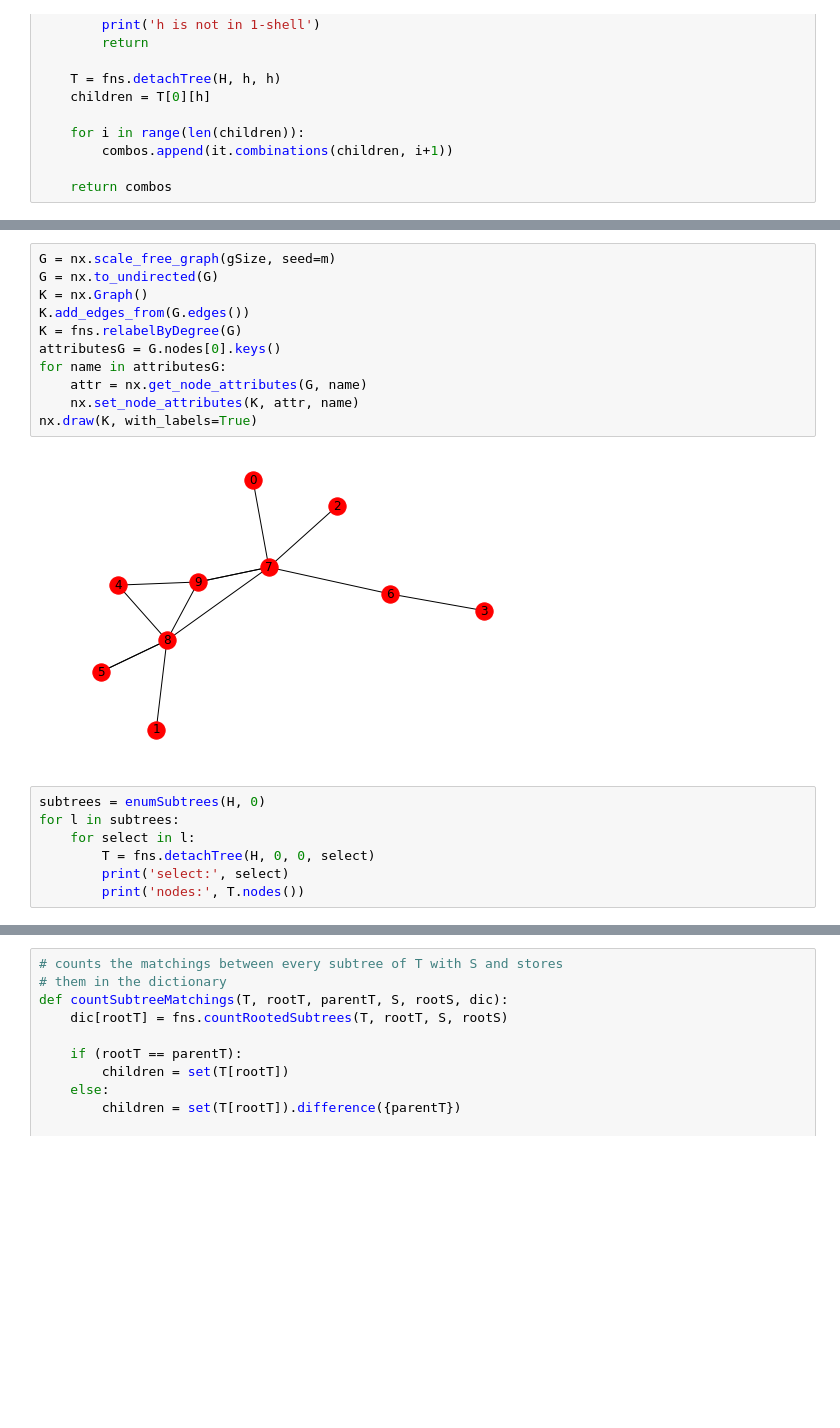
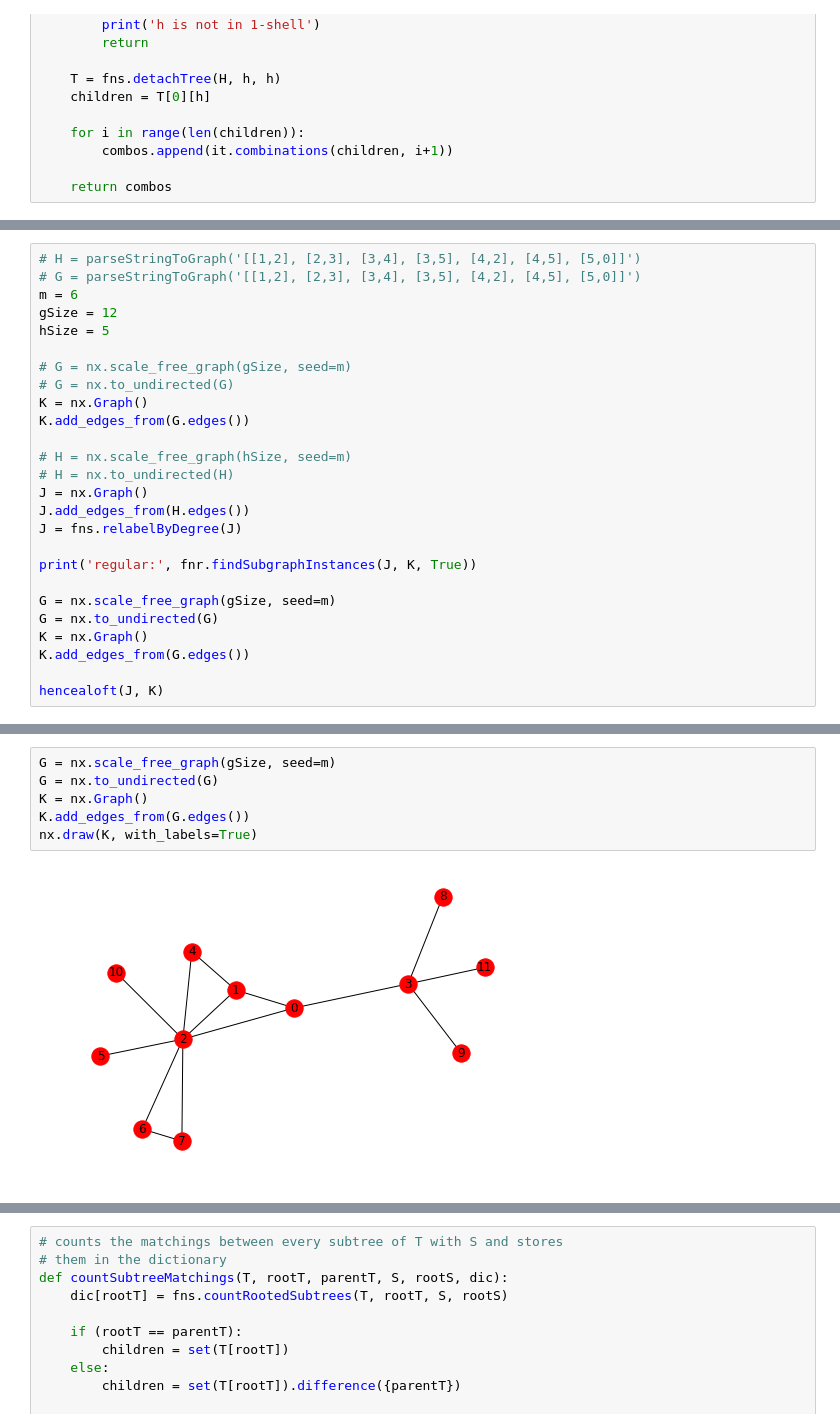
Before and after one commit to ta-rekt/motif-discovery, a Jupyter notebook: src/testing.ipynb, the cells around one changed output, grey strips where cells are left out. Cells and saved outputs as stored; diff of their text form; blank space fills up the shorter version.

Commit message:
hencealoft works a bit better

```diff
--- a/src/testing.ipynb
+++ b/src/testing.ipynb
@@ -187,3 +169,29 @@ combos: []
+# %%
+# H = parseStringToGraph('[[1,2], [2,3], [3,4], [3,5], [4,2], [4,5], [5,0]]')
+# G = parseStringToGraph('[[1,2], [2,3], [3,4], [3,5], [4,2], [4,5], [5,0]]')
+m = 6
+gSize = 12
+hSize = 5
+
+# G = nx.scale_free_graph(gSize, seed=m)
+# G = nx.to_undirected(G)
+K = nx.Graph()
+K.add_edges_from(G.edges())
+
+# H = nx.scale_free_graph(hSize, seed=m)
+# H = nx.to_undirected(H)
+J = nx.Graph()
+J.add_edges_from(H.edges())
+J = fns.relabelByDegree(J)
+
+print('regular:', fnr.findSubgraphInstances(J, K, True))
+
+G = nx.scale_free_graph(gSize, seed=m)
+G = nx.to_undirected(G)
+K = nx.Graph()
+K.add_edges_from(G.edges())
+
+hencealoft(J, K)
 # %%
 nx.draw(J, with_labels=True)
 # %% [output]
@@ -191,20 +199,8 @@ nx.draw(J, with_labels=True)
 # %%
 G = nx.scale_free_graph(gSize, seed=m)
 G = nx.to_undirected(G)
 K = nx.Graph()
 K.add_edges_from(G.edges())
-K = fns.relabelByDegree(G)
-attributesG = G.nodes[0].keys()
-for name in attributesG:
-    attr = nx.get_node_attributes(G, name)
-    nx.set_node_attributes(K, attr, name)
 nx.draw(K, with_labels=True)
 # %% [output]
-[figure, old version]
+[figure, new version]
-# %%
-subtrees = enumSubtrees(H, 0)
-for l in subtrees:
-    for select in l:
-        T = fns.detachTree(H, 0, 0, select)
-        print('select:', select)
-        print('nodes:', T.nodes())
```
Also changed, not shown: parts of 13 cells of this notebook, 1 other file.
